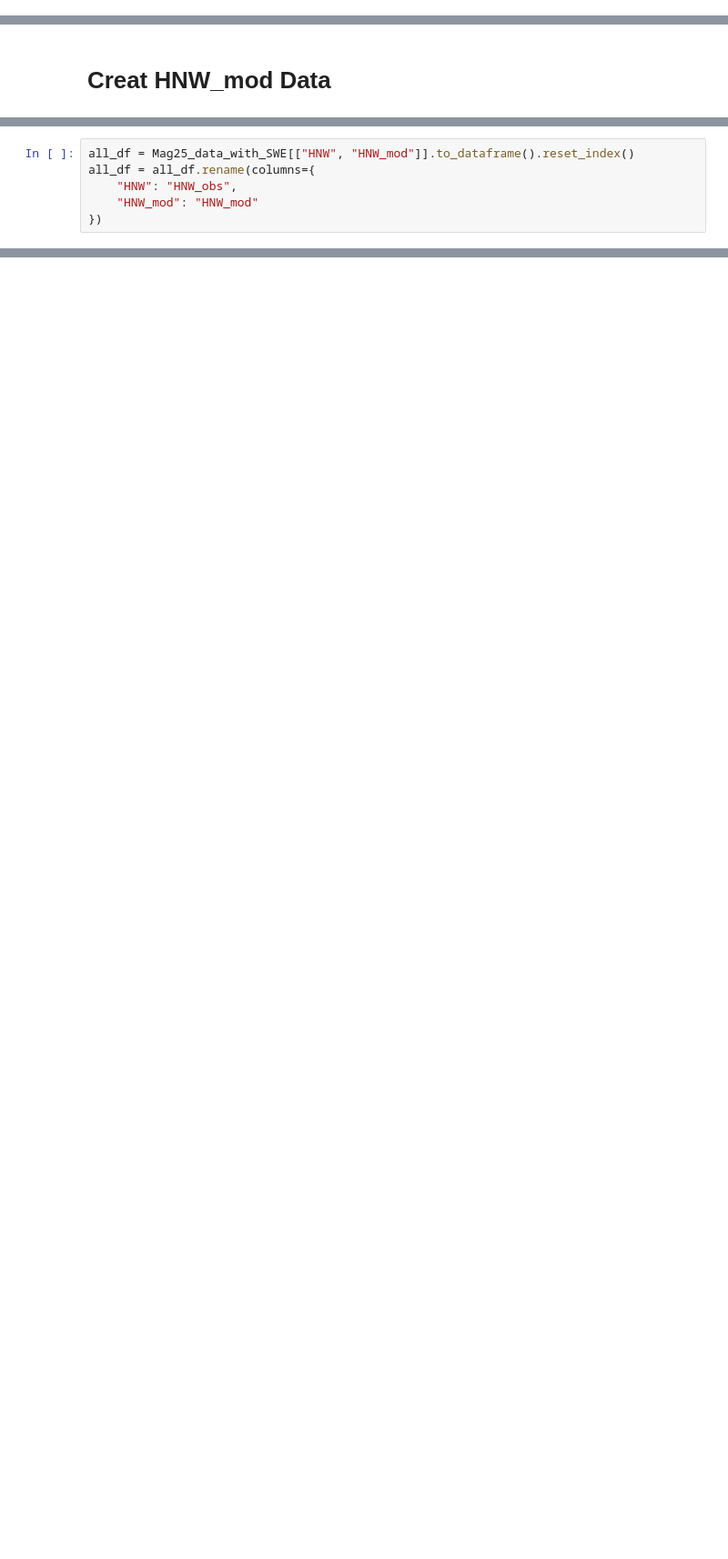
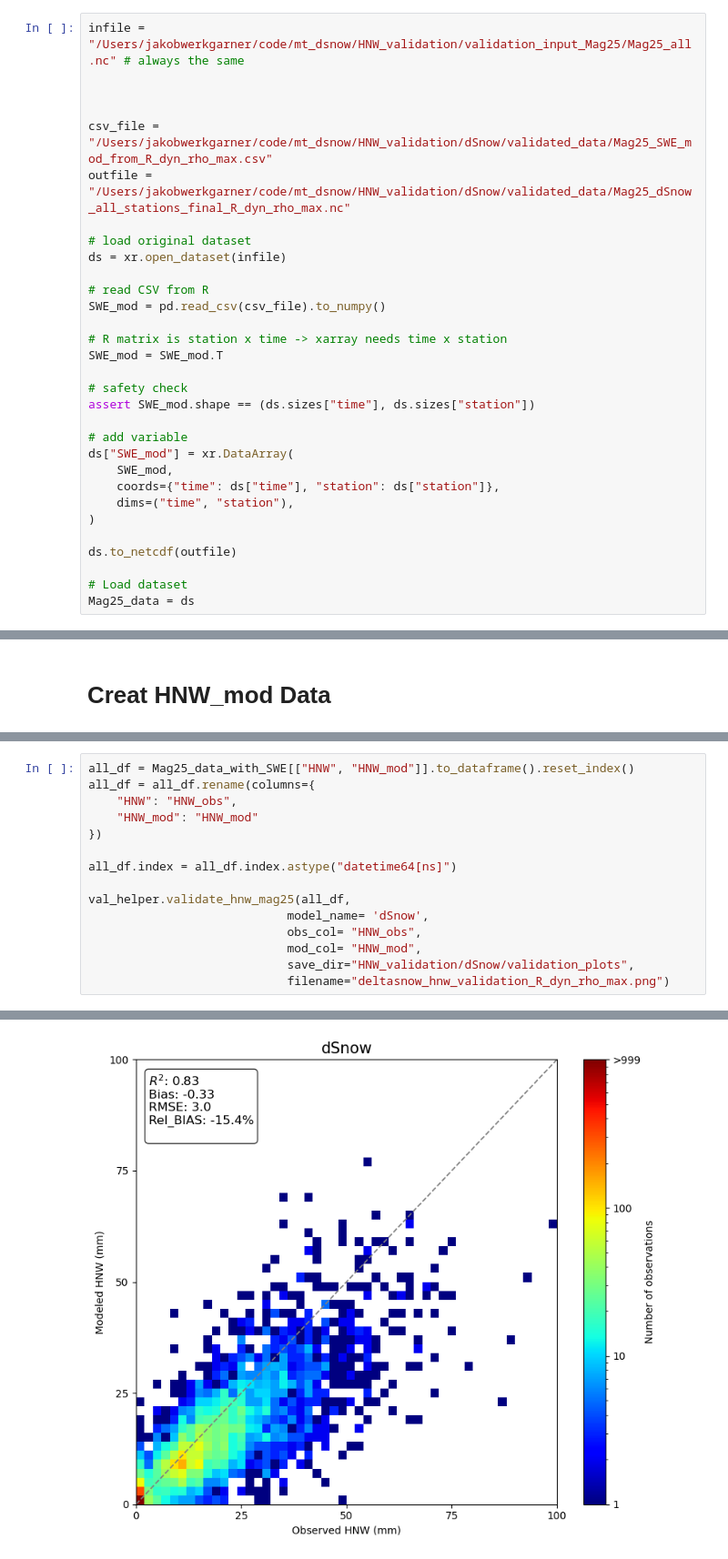
Before and after one commit to Jakobwerkg/improving_dsnow, a Jupyter notebook: HNW_validation/dSnow/HNW_validation_dSnow.ipynb, the cells around one changed output, grey strips where cells are left out. Shown at 91% size. Drawn from its saved outputs; the diff is of its cells as text; blank space fills up the shorter version.

```diff
--- a/HNW_validation/dSnow/HNW_validation_dSnow.ipynb
+++ b/HNW_validation/dSnow/HNW_validation_dSnow.ipynb
@@ -11,3 +11,34 @@ base_dir = "/Users/jakobwerkgarner/code/mt_dsnow"
 os.chdir(base_dir)
 
 import HNW_validation.HNW_validation_helper as val_helper
+# %%
+infile = "/Users/jakobwerkgarner/code/mt_dsnow/HNW_validation/validation_input_Mag25/Mag25_all.nc" # always the same
+
+
+
+csv_file = "/Users/jakobwerkgarner/code/mt_dsnow/HNW_validation/dSnow/validated_data/Mag25_SWE_mod_from_R_dyn_rho_max.csv"
+outfile = "/Users/jakobwerkgarner/code/mt_dsnow/HNW_validation/dSnow/validated_data/Mag25_dSnow_all_stations_final_R_dyn_rho_max.nc"
+
+# load original dataset
+ds = xr.open_dataset(infile)
+
+# read CSV from R
+SWE_mod = pd.read_csv(csv_file).to_numpy()
+
+# R matrix is station x time -> xarray needs time x station
+SWE_mod = SWE_mod.T
+
+# safety check
+assert SWE_mod.shape == (ds.sizes["time"], ds.sizes["station"])
+
+# add variable
+ds["SWE_mod"] = xr.DataArray(
+    SWE_mod,
+    coords={"time": ds["time"], "station": ds["station"]},
+    dims=("time", "station"),
+)
+
+ds.to_netcdf(outfile)
+
+# Load dataset
+Mag25_data = ds
@@ -133,4 +118,13 @@ all_df = all_df.rename(columns={
     "HNW": "HNW_obs",
     "HNW_mod": "HNW_mod"
 })
+
+all_df.index = all_df.index.astype("datetime64[ns]")
+
+val_helper.validate_hnw_mag25(all_df,
+                            model_name= 'dSnow',
+                            obs_col= "HNW_obs",
+                            mod_col= "HNW_mod",
+                            save_dir="HNW_validation/dSnow/validation_plots",
+                            filename="deltasnow_hnw_validation_R_dyn_rho_max.png")
 # %% [output]
@@ -149,0 +133 @@ all_df = all_df.rename(columns={
+[figure, added]
```
Also changed, not shown: parts of 9 cells of this notebook, 13 other files.
